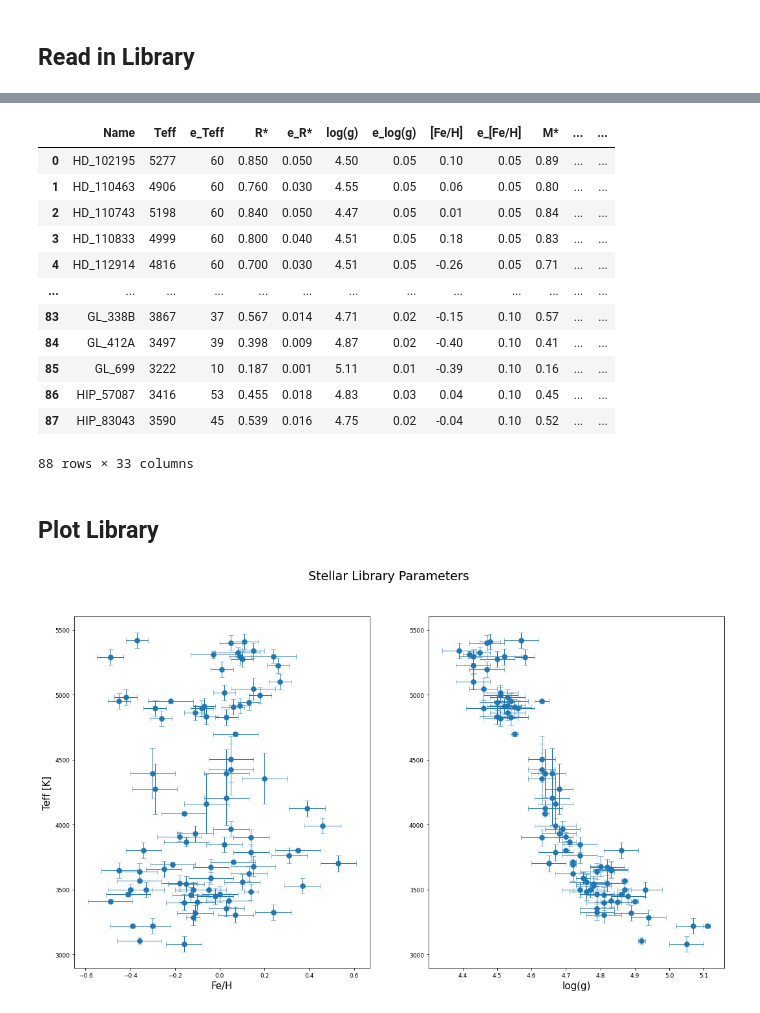
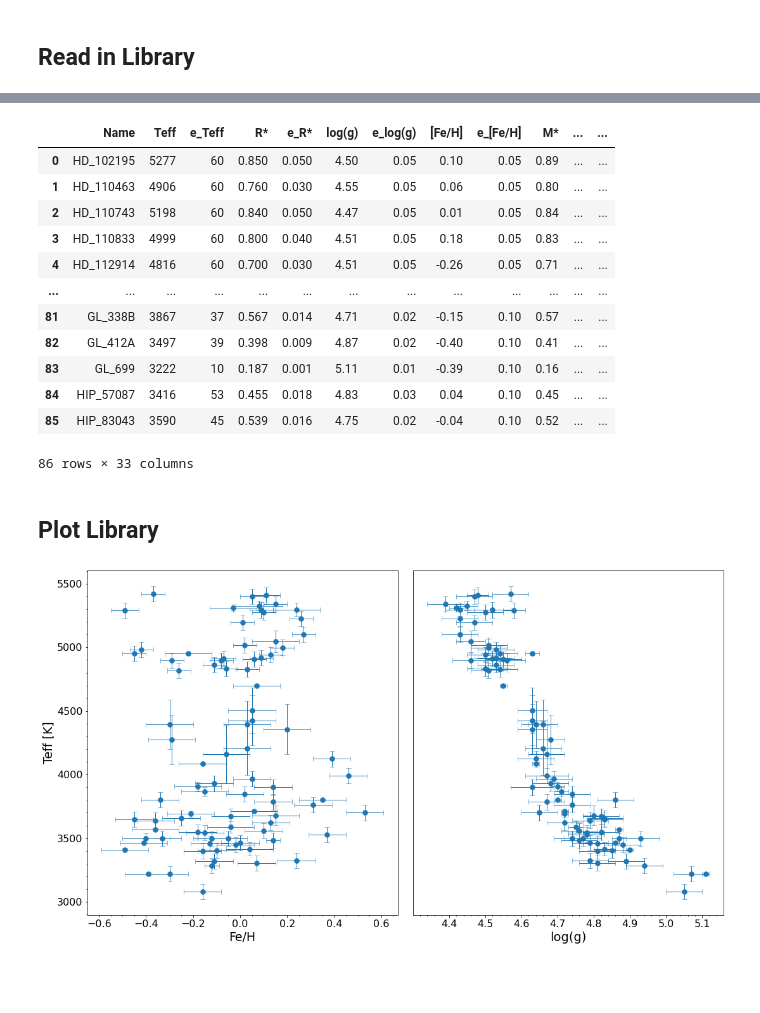
Before and after one commit to gummiks/hpfspecmatch, a Jupyter notebook: notebooks/02 - Visualizing Stellar Library.ipynb, the cells around one changed output, grey strips where cells are left out. Drawn from its saved outputs; the diff is of its cells as text; code cells hidden in the pictures; blank space fills up the shorter version.

```diff
--- a/notebooks/02 - Visualizing Stellar Library.ipynb
+++ b/notebooks/02 - Visualizing Stellar Library.ipynb
@@ -87,7 +88,7 @@ HLS.df
 # Read in required information on all of the
 # This has the Teff, Fe/H, and logg for all of the stars
 # OBJECT_ID is the HPF name of the star
-df_lib = pd.read_csv(LIBRARY_DIR+'20201008_specmatch_nir.csv')
+df_lib = pd.read_csv(hpfspecmatch.config.PATH_LIBRARY_DB)
 df_lib
 # %% [output]
 |  | Name | Teff | e_Teff | R* | e_R* | log(g) | e_log(g) | [Fe/H] | e_[Fe/H] | M* | ... | ... |
@@ -97,30 +98,36 @@ df_lib
 | 3 | HD_110833 | 4999 | 60 | 0.800 | 0.040 | 4.51 | 0.05 | 0.18 | 0.05 | 0.83 | ... | ... |
 | 4 | HD_112914 | 4816 | 60 | 0.700 | 0.030 | 4.51 | 0.05 | -0.26 | 0.05 | 0.71 | ... | ... |
 | ... | ... | ... | ... | ... | ... | ... | ... | ... | ... | ... | ... | ... |
-| 83 | GL_338B | 3867 | 37 | 0.567 | 0.014 | 4.71 | 0.02 | -0.15 | 0.10 | 0.57 | ... | ... |
-| 84 | GL_412A | 3497 | 39 | 0.398 | 0.009 | 4.87 | 0.02 | -0.40 | 0.10 | 0.41 | ... | ... |
-| 85 | GL_699 | 3222 | 10 | 0.187 | 0.001 | 5.11 | 0.01 | -0.39 | 0.10 | 0.16 | ... | ... |
-| 86 | HIP_57087 | 3416 | 53 | 0.455 | 0.018 | 4.83 | 0.03 | 0.04 | 0.10 | 0.45 | ... | ... |
-| 87 | HIP_83043 | 3590 | 45 | 0.539 | 0.016 | 4.75 | 0.02 | -0.04 | 0.10 | 0.52 | ... | ... |
+| 81 | GL_338B | 3867 | 37 | 0.567 | 0.014 | 4.71 | 0.02 | -0.15 | 0.10 | 0.57 | ... | ... |
+| 82 | GL_412A | 3497 | 39 | 0.398 | 0.009 | 4.87 | 0.02 | -0.40 | 0.10 | 0.41 | ... | ... |
+| 83 | GL_699 | 3222 | 10 | 0.187 | 0.001 | 5.11 | 0.01 | -0.39 | 0.10 | 0.16 | ... | ... |
+| 84 | HIP_57087 | 3416 | 53 | 0.455 | 0.018 | 4.83 | 0.03 | 0.04 | 0.10 | 0.45 | ... | ... |
+| 85 | HIP_83043 | 3590 | 45 | 0.539 | 0.016 | 4.75 | 0.02 | -0.04 | 0.10 | 0.52 | ... | ... |
-88 rows × 33 columns
+86 rows × 33 columns
 # %% [markdown]
 ## Plot Library
 # %%
-# PlotS Teff vs Fe/H and Teff vs logg for all library stars
-
+# Plot Teff vs Fe/H and Teff vs logg for all library stars
 fig = plt.figure(figsize=(18,10))
 gs = gridspec.GridSpec(1, 2)
 ax = plt.subplot(gs[0, 0])
 bx = plt.subplot(gs[0, 1])
 
-ax.set_ylabel('Teff [K]',fontsize=15)
-ax.set_xlabel('Fe/H',fontsize=15)
-bx.set_xlabel('log(g)',fontsize=15)
-fig.suptitle('Stellar Library Parameters',fontsize=19)
+ax.set_ylabel('Teff [K]',fontsize=19)
+ax.set_xlabel('Fe/H',fontsize=19)
+bx.set_xlabel('log(g)',fontsize=19.5)
 
-ax.errorbar(df_lib['[Fe/H]'], df_lib['Teff'],df_lib['e_Teff'],df_lib['e_[Fe/H]'],lw=0,elinewidth=1.,marker="o",mew=0.5,markersize=8,capsize=4)
-bx.errorbar(df_lib['log(g)'], df_lib['Teff'],df_lib['e_Teff'],df_lib['e_log(g)'],lw=0,elinewidth=1.,marker="o",mew=0.5,markersize=8,capsize=4)
+ax.tick_params(labelsize=16)
+bx.tick_params(labelsize=16)
+ax.minorticks_on()
+bx.minorticks_on()
+bx.axes.get_yaxis().set_visible(False)
+fig.subplots_adjust(wspace=0.05)
 
-plt.show()
+# Teff vs Fe/H
+ax.errorbar(df_lib['[Fe/H]'], df_lib['Teff'],df_lib['e_Teff'],df_lib['e_[Fe/H]'],lw=0,elinewidth=1.,marker="o",mew=0.5,markersize=8,capsize=4);
+
+# Teff vd logg
+bx.errorbar(df_lib['log(g)'], df_lib['Teff'],df_lib['e_Teff'],df_lib['e_log(g)'],lw=0,elinewidth=1.,marker="o",mew=0.5,markersize=8,capsize=4);
 # %% [output]
-[figure, old version]
+[figure, new version]
```
Also changed, not shown: parts of 8 cells of this notebook, 5 other files.
